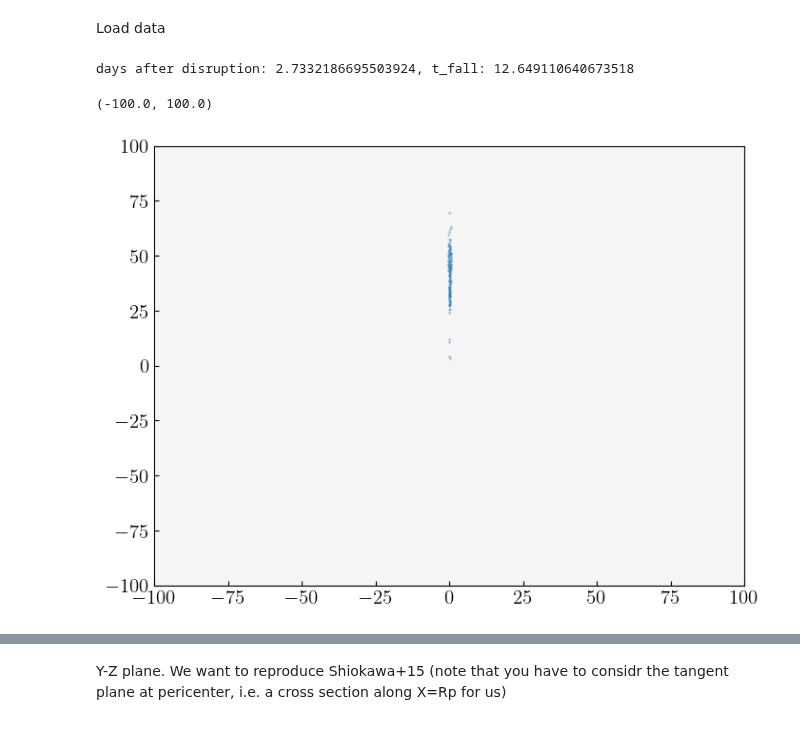
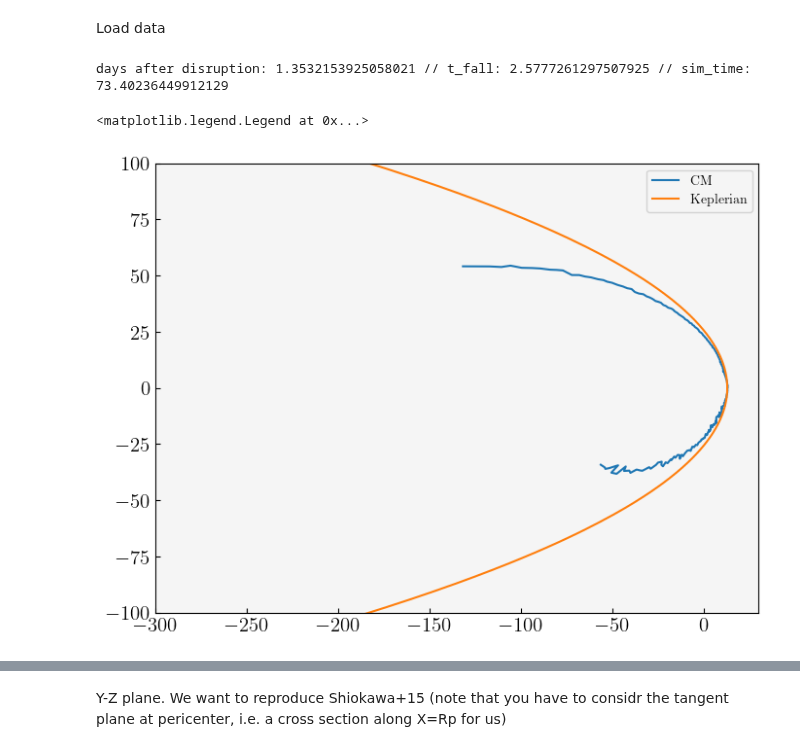
Before and after one commit to rich-tde/tde_wind, a Jupyter notebook: sz_plane.ipynb, the cells around one changed output, grey strips where cells are left out. Saved outputs shown, nothing was run; the diff lists cells and outputs as text; code cells hidden in the pictures.

Commit message:
orbits work (doubt: smooth the curves?) + written arc lenght for maxima

```diff
--- a/sz_plane.ipynb
+++ b/sz_plane.ipynb
@@ -168,0 +15,18 @@ NameError: name 'M_bh' is not defined
+# %%
+G = 1
+m = 4
+Mbh = 10**m
+beta = 1
+mstar = .5
+Rstar = .47
+n = 1.5
+check = 'Low'
+folder = f'R{Rstar}M{mstar}BH{Mbh}beta{beta}S60n{n}'
+snap = '164'
+path = f'TDE/{folder}{check}/{snap}'
+Rt = Rstar * (Mbh/mstar)**(1/3)
+Rp =  Rt / beta
+theta_lim = 7*np.pi/8
+step = 0.02
+theta_params = [-theta_lim, theta_lim, step]
+theta_arr = np.arange(*theta_params)
@@ -169,20 +77,13 @@ NameError: name 'M_bh' is not defined
 # %% [markdown]
 Load data
 # %%
-sim_tree, X, Y, Z, Vol, VX, VY, VZ, Mass, Den, Press, Temp, IE, Diss, Entropy = make_tree(path, snap, is_tde, energy = True)
-THETA, RADIUS_cyl = to_cylindric(X, Y)
-R = np.sqrt(X**2 + Y**2 + Z**2)
-Vcyl = np.sqrt(VX**2 + VY**2)
-V = np.sqrt(VX**2 + VY**2 + VZ**2)
-dim_cell = Vol**(1/3) # according to Elad
-time, days = days_since_distruption(f'TDE/{snap}/snap_{snap}_grad.h5', m, 'tfb')
+data = make_tree(path, snap, is_tde = True, energy = False)
+dim_cell = data.Vol**(1/3)
+
+THETA, RADIUS_cyl = to_cylindric(data.X, data.Y)
+# R = np.sqrt(X**2 + Y**2 + Z**2)
+# Vcyl = np.sqrt(VX**2 + VY**2)
+# V = np.sqrt(VX**2 + VY**2 + VZ**2)
+tfb = days_since_distruption(f'{path}/snap_{snap}.h5', m, mstar, Rstar, choose = 'tfb')
 # %% [output]
-days after disruption: 2.7332186695503924, t_fall: 12.649110640673518
+days after disruption: 1.3532153925058021 // t_fall: 2.5777261297507925 // sim_time: 73.40236449912129
-# %%
-conditionn = np.logical_and(np.abs(Z) < 0.1, np.abs(THETA + np.pi/2) < 0.01)
-plt.scatter(X[conditionn], Y[conditionn],  s = 0.1)
-plt.xlim(-100,100)
-plt.ylim(-100,100)
-# %% [output]
-(-100.0, 100.0)
-[figure, removed]
@@ -215,0 +94,17 @@ div_surf = div_zone[idx_surf]
+# %%
+x_cm, y_cm = orb.find_maximum(X_midplane, Y_midplane, dim_midplane, Den_midplane, theta_arr, Rt)
+r_cm = np.sqrt(x_cm**2 + y_cm**2)
+# find where in cm the y value fall of 1 order of magnutude with respect to the previous value
+r_kep = orb.keplerian_orbit(theta_arr, a = Rt/2, Rp = Rp, ecc=1)
+x_kep, y_kep = from_cylindric(theta_arr, r_kep)
+s_data_kep, _ = orb.find_arclenght(theta_arr, r_kep,  a = Rt/2, Rp = Rp, ecc=1, choose='Keplerian')
+s_data_cm, idx = orb.find_arclenght(theta_arr, [x_cm, y_cm],  a = Rt/2, Rp = Rp, ecc=1, choose='Maxima')
+# %%
+plt.plot(x_cm[:idx], y_cm[:idx], label = 'CM')
+plt.plot(x_kep, y_kep, label = 'Keplerian')
+plt.xlim(-300, 30)
+plt.ylim(-100,100)
+plt.legend()
+# %% [output]
+<matplotlib.legend.Legend at 0x...>
+[figure, added]
```
Also changed, not shown: parts of 17 cells of this notebook, 2 other files.
